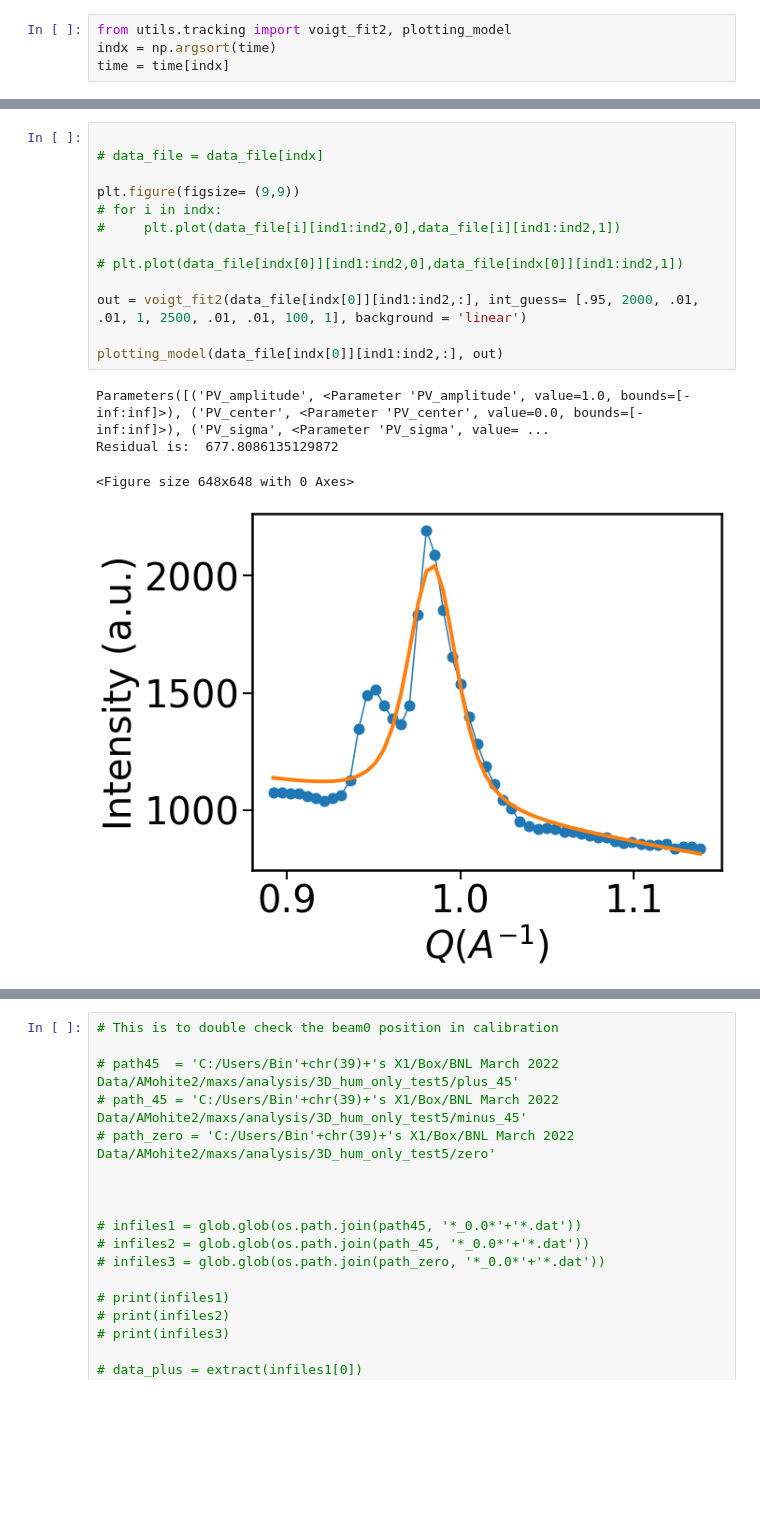
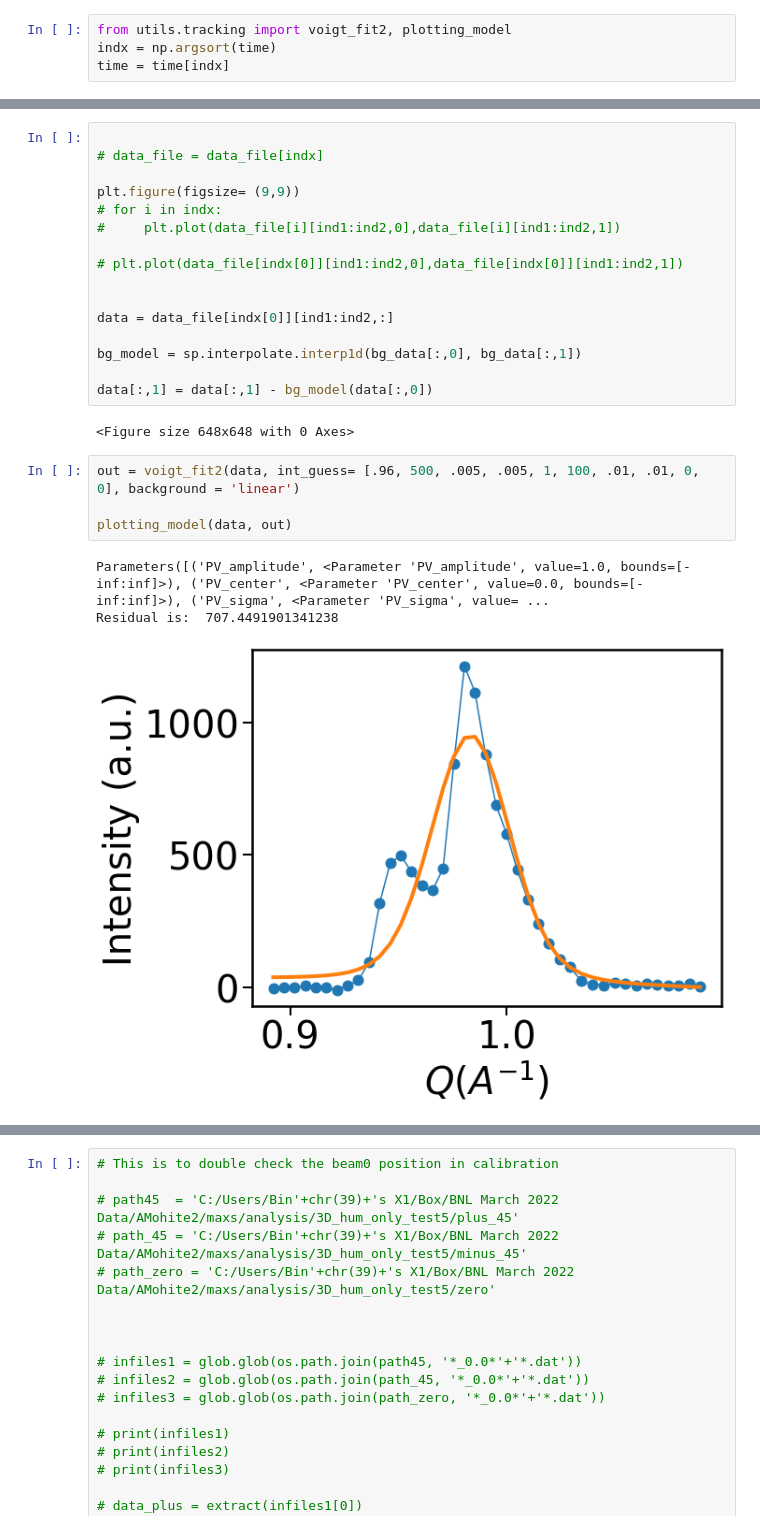
Before and after one commit to lwb56/Mohite_Lab, a Jupyter notebook: main.ipynb, the cells around one changed output, grey strips where cells are left out. Cells and saved outputs as stored; diff of their text form; blank space fills up the shorter version.

```diff
--- a/main.ipynb
+++ b/main.ipynb
@@ -198,14 +209,22 @@ plt.figure(figsize= (9,9))
 
 # plt.plot(data_file[indx[0]][ind1:ind2,0],data_file[indx[0]][ind1:ind2,1])
 
-out = voigt_fit2(data_file[indx[0]][ind1:ind2,:], int_guess= [.95, 2000, .01, .01, 1, 2500, .01, .01, 100, 1], background = 'linear')
 
-plotting_model(data_file[indx[0]][ind1:ind2,:], out)
+data = data_file[indx[0]][ind1:ind2,:]
+
+bg_model = sp.interpolate.interp1d(bg_data[:,0], bg_data[:,1])
+
+data[:,1] = data[:,1] - bg_model(data[:,0])
 # %% [output]
-Parameters([('PV_amplitude', <Parameter 'PV_amplitude', value=1.0, bounds=[-inf:inf]>), ('PV_center', <Parameter 'PV_center', value=0.0, bounds=[-inf:inf]>), ('PV_sigma', <Parameter 'PV_sigma', value= ...
-Residual is:  677.8086135129872
+<Figure size 648x648 with 0 Axes>
-<Figure size 648x648 with 0 Axes>
-[figure, removed]
+# %%
+out = voigt_fit2(data, int_guess= [.96, 500, .005, .005, 1, 100, .01, .01, 0, 0], background = 'linear')
+
+plotting_model(data, out)
+# %% [output]
+Parameters([('PV_amplitude', <Parameter 'PV_amplitude', value=1.0, bounds=[-inf:inf]>), ('PV_center', <Parameter 'PV_center', value=0.0, bounds=[-inf:inf]>), ('PV_sigma', <Parameter 'PV_sigma', value= ...
+Residual is:  707.4491901341238
+[figure, added]
 # %%
 plt.plot(data_file[indx[0]][ind1-50:ind2+50,0],data_file[indx[0]][ind1-50:ind2+50,1])
 # %% [output]
```
Also changed, not shown: parts of 3 cells of this notebook, 1 other file.
